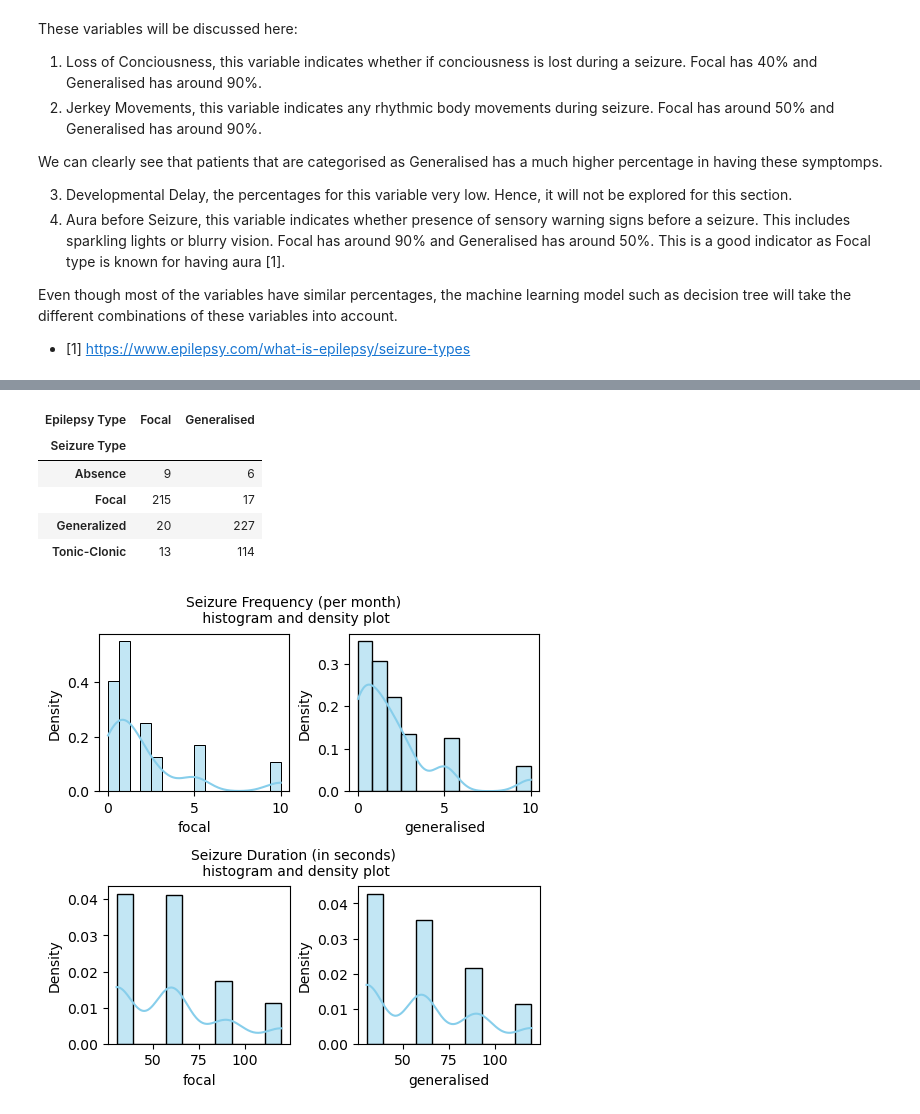
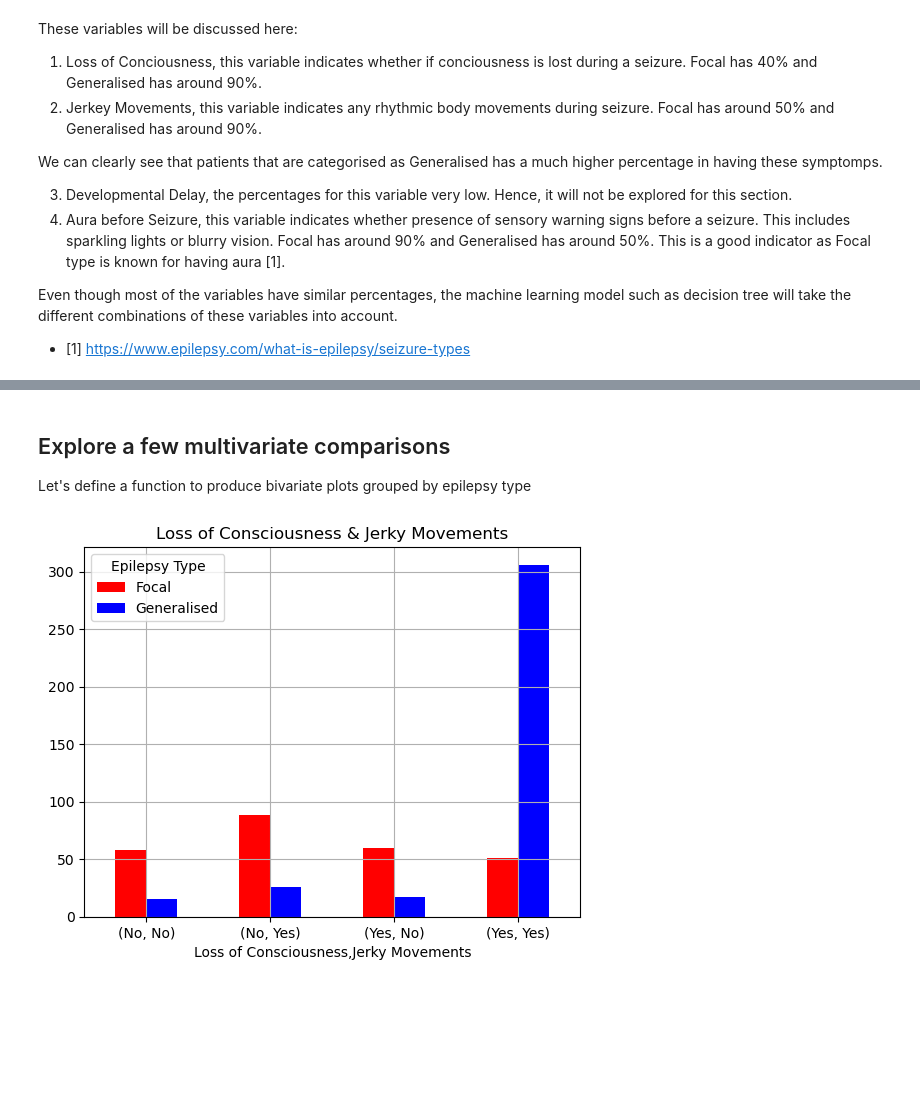
Before and after one commit to BeanXR/Case_Studies_2026_Sem_2_Task_1_Xian_Ren_Ng, a Jupyter notebook: Task_1_Data_Exploration.ipynb, the cells around one changed output, grey strips where cells are left out. Drawn from its saved outputs; the diff is of its cells as text; code cells hidden in the pictures; blank space fills up the shorter version.

```diff
--- a/Task_1_Data_Exploration.ipynb
+++ b/Task_1_Data_Exploration.ipynb
@@ -174,31 +169,13 @@ fig.legend(handles, labels, title="Epilepsy Type", loc="upper center", bbox_to_a
-# %%
-pd.crosstab(epilepsy['Seizure Type'], epilepsy['Epilepsy Type'])
-# %% [output]
-| Epilepsy Type | Focal | Generalised |
-| Seizure Type |  |  |
-| Absence | 9 | 6 |
-| Focal | 215 | 17 |
-| Generalized | 20 | 227 |
-| Tonic-Clonic | 13 | 114 |
-# %%
-fig = plt.figure(figsize=(5, 5), constrained_layout=True)
-subfigs = fig.subfigures(2, 1)
-feature = ['Seizure Frequency', 'Seizure Duration']
-title = [f'Seizure Frequency (per month)\n histogram and density plot', f'Seizure Duration (in seconds)\n histogram and density plot']
-
-for j, subfig in enumerate(subfigs):
-    subfig.suptitle(title[j], fontsize = 10)
-    axs = subfig.subplots(1, 2)
-
-    for i, epitype in enumerate(['Focal', 'Generalised']):
-        ax = axs[i]
-
-        target_data = epilepsy[epilepsy['Epilepsy Type'] == epitype]
-        sns.histplot(target_data[feature[j]], kde=True, stat="density", color="skyblue", ax=ax)
-        ax.set_ylabel('Density', fontsize = 10)
-
-        ax.set_xlabel(epitype.lower(), fontsize = 10)
-        ax.tick_params(axis = 'x', labelsize = 10)
-        ax.tick_params(axis = 'y', labelsize = 10)
-# %% [output]
-[figure, removed]
+# %% [markdown]
+## Explore a few multivariate comparisons
+Let's define a function to produce bivariate plots grouped by epilepsy type
+# %%
+def bivariate_plot(f1, f2):
+    ct = pd.crosstab([epilepsy[f1], epilepsy[f2]], epilepsy['Epilepsy Type'])
+    ct.plot(kind='bar', color=['red','blue'], grid=True)
+    plt.xticks(rotation=0)
+    plt.title(f'{f1} & {f2}')
+# %%
+bivariate_plot('Loss of Consciousness', 'Jerky Movements')
+# %% [output]
+[figure, added]
```
Also changed, not shown: parts of 24 cells of this notebook, 1 other file.
